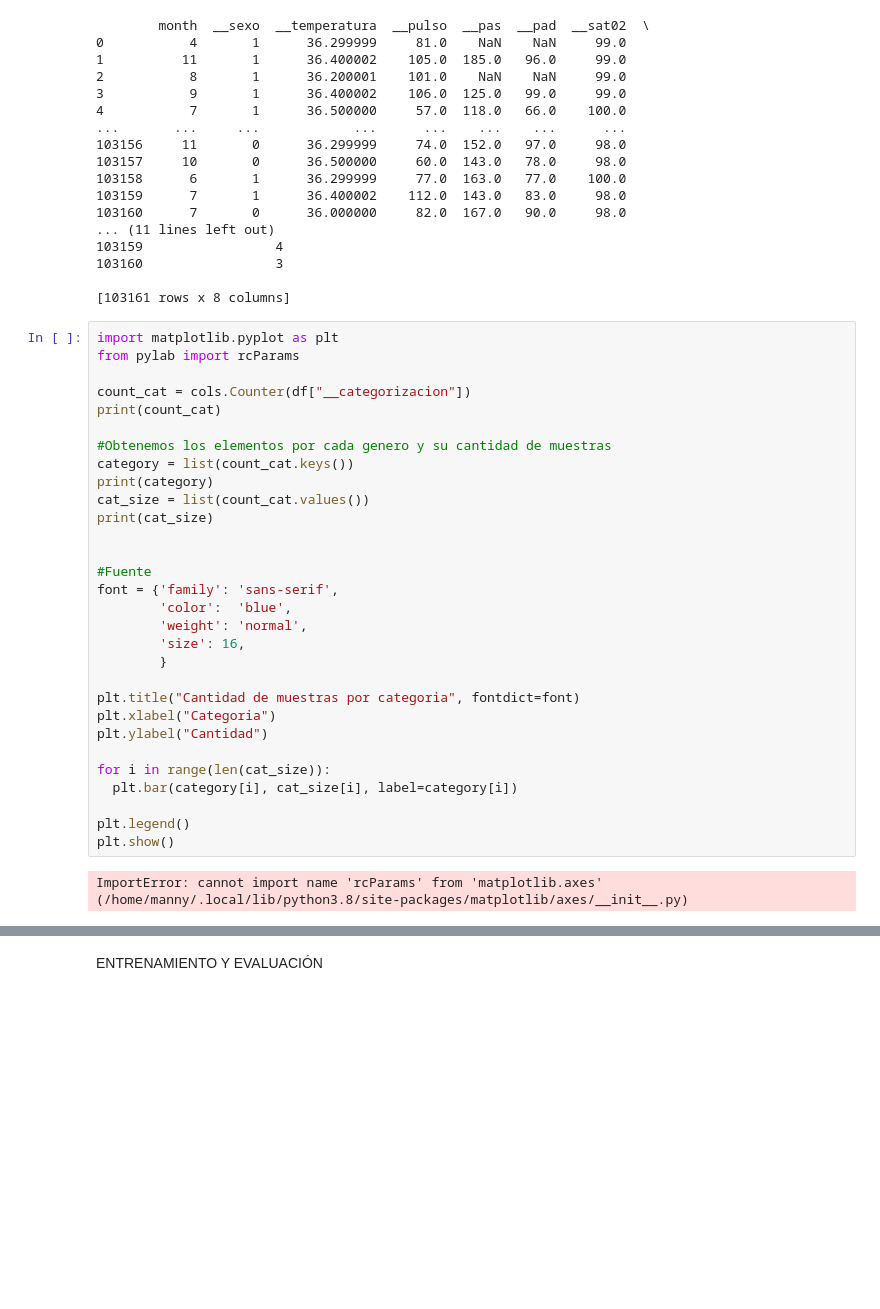
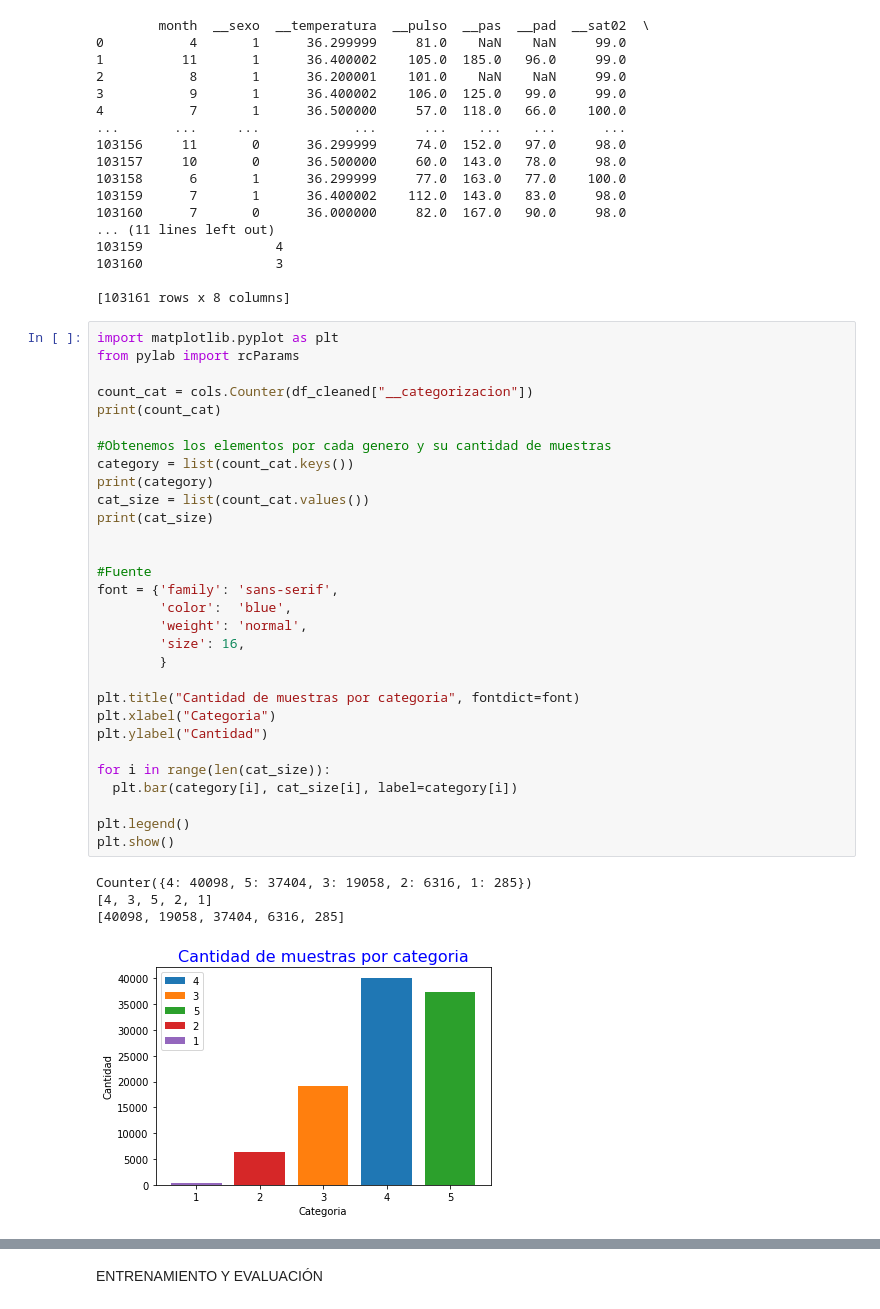
Before and after one commit to MannyCuadros/inter_learning, a Jupyter notebook: src/categorizacion.ipynb, the cells around one changed output, grey strips where cells are left out. Saved outputs shown, nothing was run; the diff lists cells and outputs as text; blank space fills up the shorter version.

```diff
--- a/src/categorizacion.ipynb
+++ b/src/categorizacion.ipynb
@@ -84,32 +84,35 @@ print(df_cleaned)
 # %%
 import matplotlib.pyplot as plt
 from pylab import rcParams
 
-count_cat = cols.Counter(df["__categorizacion"])
+count_cat = cols.Counter(df_cleaned["__categorizacion"])
 print(count_cat)
 
 #Obtenemos los elementos por cada genero y su cantidad de muestras
 category = list(count_cat.keys())
 print(category)
 cat_size = list(count_cat.values())
 print(cat_size)
 
 
 #Fuente
 font = {'family': 'sans-serif',
         'color':  'blue',
         'weight': 'normal',
         'size': 16,
         }
 
 plt.title("Cantidad de muestras por categoria", fontdict=font)
 plt.xlabel("Categoria")
 plt.ylabel("Cantidad")
 
 for i in range(len(cat_size)):
   plt.bar(category[i], cat_size[i], label=category[i])
 
 plt.legend()
 plt.show()
 # %% [output]
-ImportError: cannot import name 'rcParams' from 'matplotlib.axes' (/home/manny/.local/lib/python3.8/site-packages/matplotlib/axes/__init__.py)
+Counter({4: 40098, 5: 37404, 3: 19058, 2: 6316, 1: 285})
+[4, 3, 5, 2, 1]
+[40098, 19058, 37404, 6316, 285]
+[figure, added]
```
Also changed, not shown: parts of 18 cells of this notebook, 1 other file.
